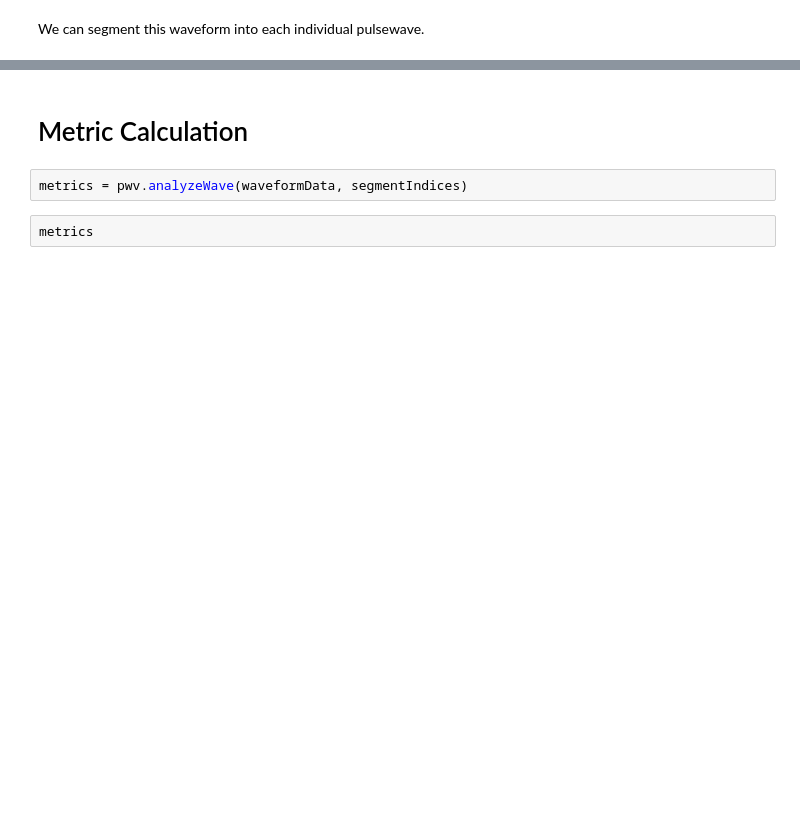
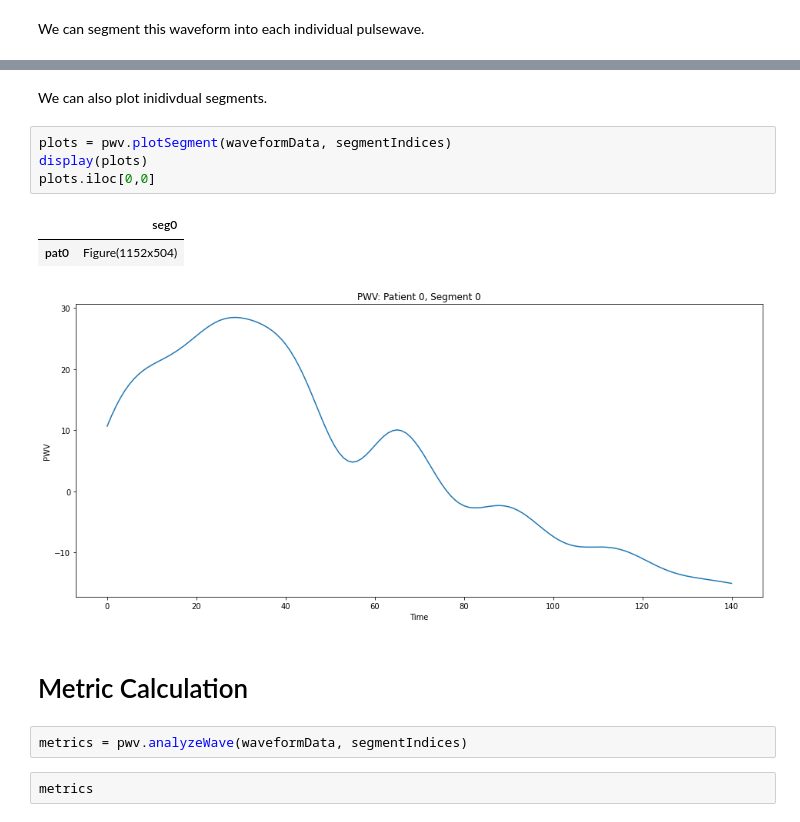
Before and after one commit to jozieLamp/PWV, a Jupyter notebook: full_demo/demo.ipynb, the cells around one changed output, grey strips where cells are left out. Drawn from its saved outputs; the diff is of its cells as text; blank space fills up the shorter version.

```diff
--- a/full_demo/demo.ipynb
+++ b/full_demo/demo.ipynb
@@ -79,3 +46,13 @@ for xc in segmentIndices[0]:
+# %% [markdown]
+We can also plot inidivdual segments.
+# %%
+plots = pwv.plotSegment(waveformData, segmentIndices)
+display(plots)
+plots.iloc[0,0]
+# %% [output]
+|  | seg0 |
+| pat0 | Figure(1152x504) |
+[figure, added]
 # %% [markdown]
 # Metric Calculation
 # %%
```
Also changed, not shown: parts of 10 cells of this notebook, 1 other file.
